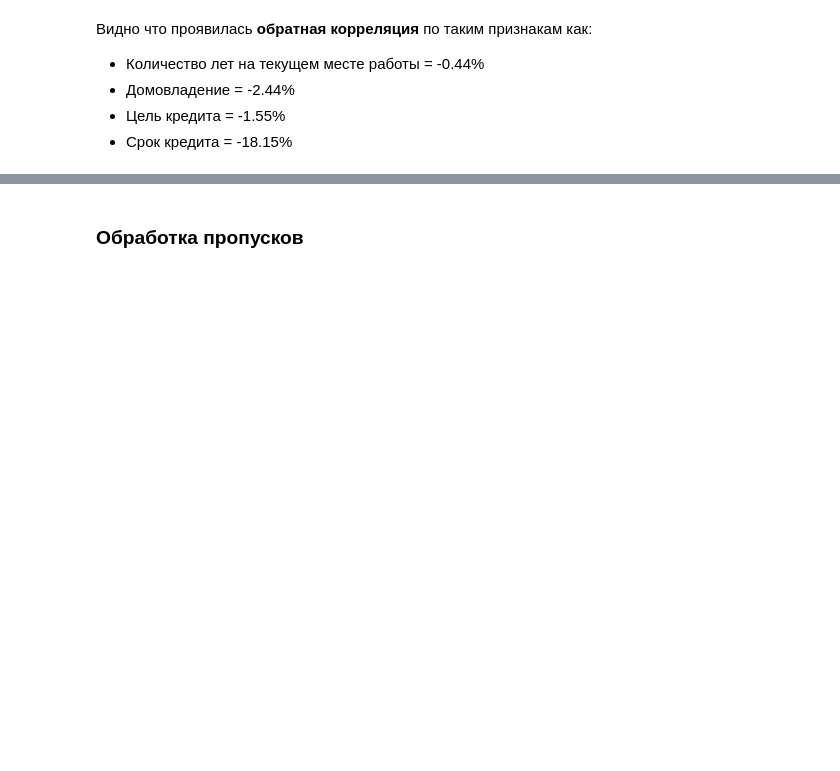
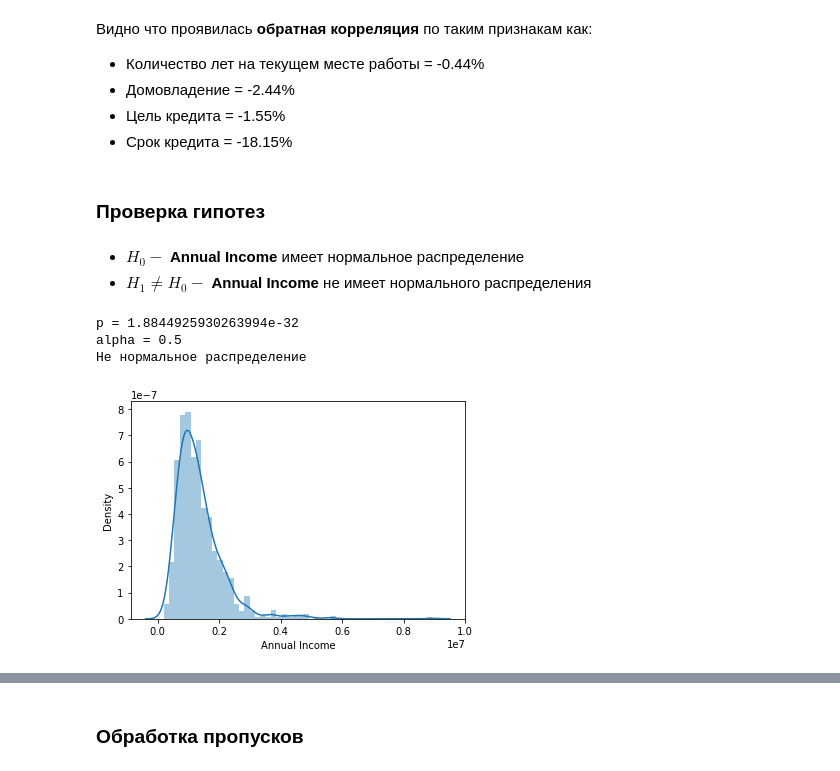
Before and after one commit to Yegor9151/-Python-Libraries-for-Data-Science-Continued, a Jupyter notebook: course_project/SorokinEL_course_project.ipynb, the cells around one changed output, grey strips where cells are left out. Saved outputs shown, nothing was run; the diff lists cells and outputs as text; code cells hidden in the pictures; blank space fills up the shorter version.

```diff
--- a/course_project/SorokinEL_course_project.ipynb
+++ b/course_project/SorokinEL_course_project.ipynb
@@ -102,6 +105,26 @@ def comparison(df, columns):
     plt.plot(matrix[:,1])
     plt.plot(matrix[:,0])
     plt.show()
+# %%
+def stat_test(
+    df: pd.DataFrame,
+    column: str,
+    alpha: float = 0.5
+) -> print:
+
+    object_ = df[df[column].notna()][column][:1000]
+
+    result = shapiro(object_)
+
+    p = result[1]
+
+    if p <= alpha:
+        print(f'p = {p}\nalpha = {alpha}\nНе нормальное распределение')
+    elif p > alpha:
+        print(f'p = {p}\nalpha = {alpha}\nНормальное распределение')
+
+    sns.distplot(object_)
+    plt.show()
 # %%
 def evaluation_pred(true, pred):
 
@@ -409,3 +399,19 @@ Name: Credit Default, dtype: float64
 - Домовладение = -2.44%
 - Цель кредита = -1.55%
 - Срок кредита = -18.15%
+# %% [markdown]
+### Проверка гипотез
+# %% [markdown]
+- $H_0 -$ __Annual Income__ имеет нормальное распределение
+- $H_1 \neq H_0 -$ __Annual Income__ не имеет нормального распределения
+# %%
+stat_test(
+    df=Xy_train,
+    column='Annual Income',
+    alpha=0.5
+)
+# %% [output]
+p = 1.8844925930263994e-32
+alpha = 0.5
+Не нормальное распределение
+[figure, added]
```
Also changed, not shown: parts of 49 cells of this notebook.
